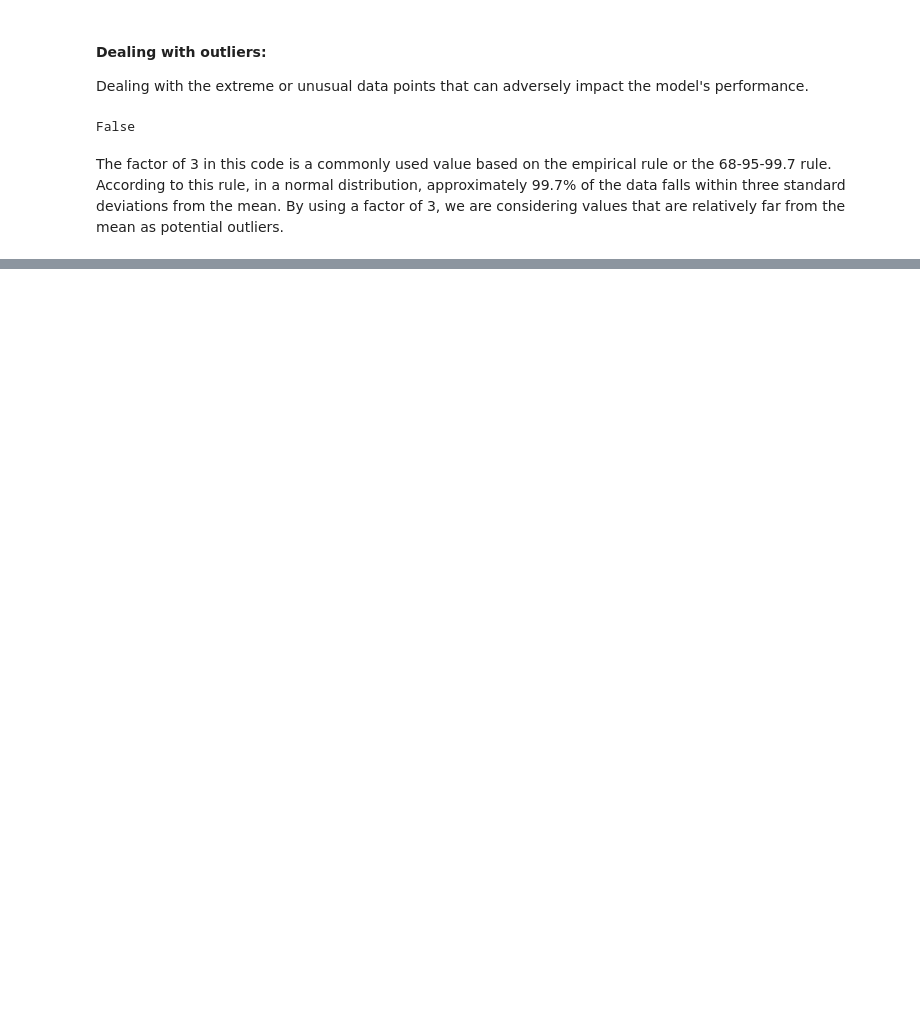
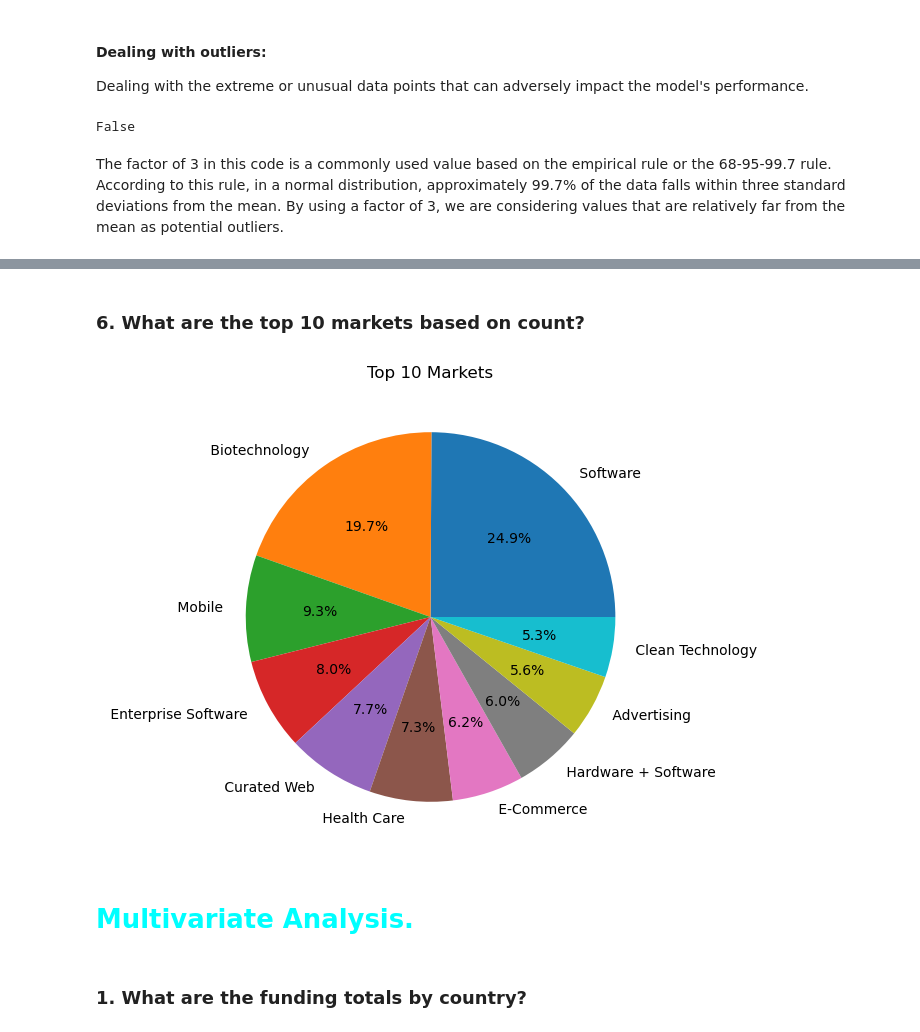
Before and after one commit to FirenziaF/STARTUP-FUNDING-ANALYSIS, a Jupyter notebook: notebook.ipynb, the cells around one changed output, grey strips where cells are left out. Saved outputs shown, nothing was run; the diff lists cells and outputs as text; code cells hidden in the pictures; blank space fills up the shorter version.

```diff
--- a/notebook.ipynb
+++ b/notebook.ipynb
@@ -393,0 +505,24 @@ The factor of 3 in this code is a commonly used value based on the empirical rul
+# %% [markdown]
+
+### 6. What are the top 10 markets based on count?
+# %%
+# Get the top 10 markets by count
+top_markets = data['market'].value_counts().nlargest(10)
+
+# Create a figure with specified size
+plt.figure(figsize=(10, 6))
+
+# Create a pie chart
+plt.pie(top_markets, labels=top_markets.index, autopct='%1.1f%%')
+
+# Set plot title
+plt.title('Top 10 Markets')
+
+# Display the plot
+plt.show()
+# %% [output]
+[figure, added]
+# %% [markdown]
+# <span style ='color:cyan'> Multivariate Analysis.  </span>
+# %% [markdown]
+### 1. What are the funding totals by country?
```
Also changed, not shown: parts of 26 cells of this notebook.
